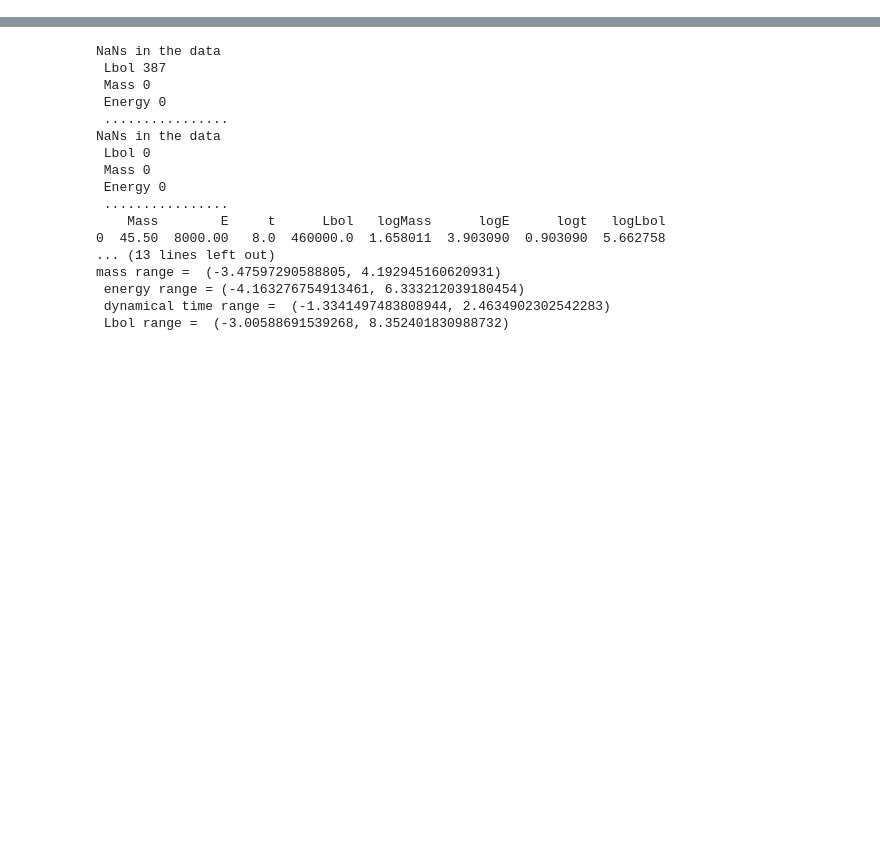
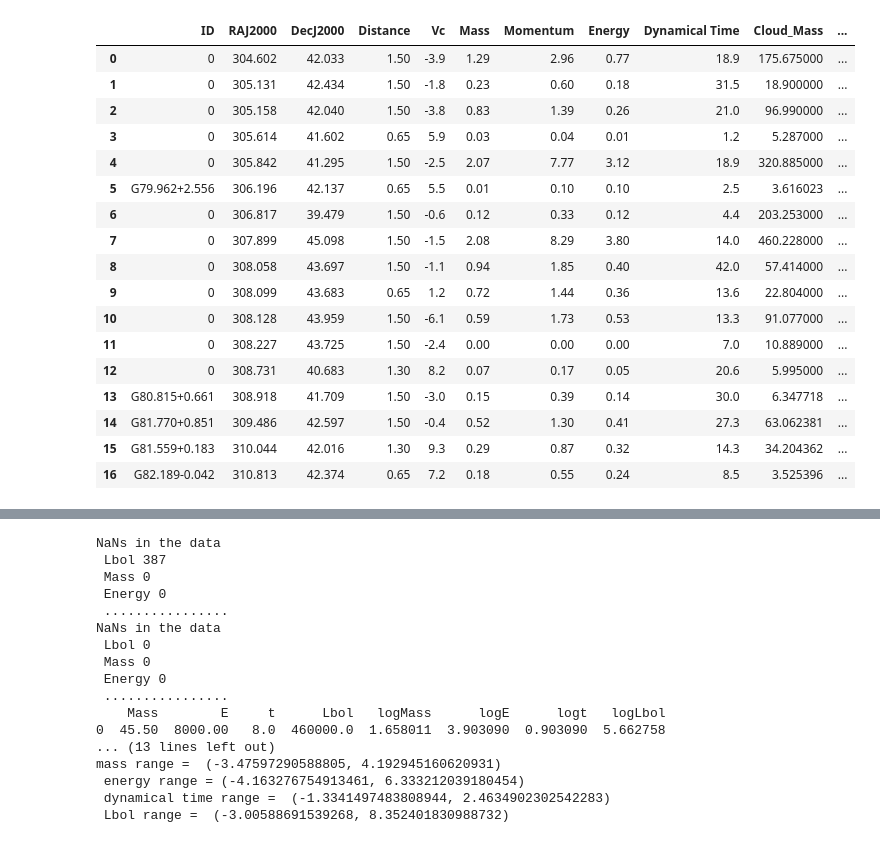
Before and after one commit to sdeb-alpinisteF/Large-sample-outflows-in-CygX-and-ML-methods, a Jupyter notebook: notebooks/03_ML_models.ipynb, the cells around one changed output, grey strips where cells are left out. Saved outputs shown, nothing was run; the diff lists cells and outputs as text; code cells hidden in the pictures; blank space fills up the shorter version.

```diff
--- a/notebooks/03_ML_models.ipynb
+++ b/notebooks/03_ML_models.ipynb
@@ -93,3 +93,31 @@ Successfully installed plotly-5.5.0 tenacity-8.0.1
+# %%
+
+of_wo_ = pd.read_csv(filepath +'/data/cygx_ofs_without_LIR.csv').drop({'Unnamed: 0', 'Unnamed: 0.1'}, axis=1)
+of_w_ = pd.read_csv(filepath + '/data/cygx_ofs_with_LIR.csv').drop({'Unnamed: 0', 'Unnamed: 0_x', 'ID_y', 'Unnamed: 0_y',  }, axis=1).rename({'ID_x':'ID'}, axis=1)
+
+
+
+of_wo_
+#of_w_
+# %% [output]
+|  | ID | RAJ2000 | DecJ2000 | Distance | Vc | Mass | Momentum | Energy | Dynamical Time | Cloud_Mass | ... |
+| 0 | 0 | 304.602 | 42.033 | 1.50 | -3.9 | 1.29 | 2.96 | 0.77 | 18.9 | 175.675000 | ... |
+| 1 | 0 | 305.131 | 42.434 | 1.50 | -1.8 | 0.23 | 0.60 | 0.18 | 31.5 | 18.900000 | ... |
+| 2 | 0 | 305.158 | 42.040 | 1.50 | -3.8 | 0.83 | 1.39 | 0.26 | 21.0 | 96.990000 | ... |
+| 3 | 0 | 305.614 | 41.602 | 0.65 | 5.9 | 0.03 | 0.04 | 0.01 | 1.2 | 5.287000 | ... |
+| 4 | 0 | 305.842 | 41.295 | 1.50 | -2.5 | 2.07 | 7.77 | 3.12 | 18.9 | 320.885000 | ... |
+| 5 | G79.962+2.556 | 306.196 | 42.137 | 0.65 | 5.5 | 0.01 | 0.10 | 0.10 | 2.5 | 3.616023 | ... |
+| 6 | 0 | 306.817 | 39.479 | 1.50 | -0.6 | 0.12 | 0.33 | 0.12 | 4.4 | 203.253000 | ... |
+| 7 | 0 | 307.899 | 45.098 | 1.50 | -1.5 | 2.08 | 8.29 | 3.80 | 14.0 | 460.228000 | ... |
+| 8 | 0 | 308.058 | 43.697 | 1.50 | -1.1 | 0.94 | 1.85 | 0.40 | 42.0 | 57.414000 | ... |
+| 9 | 0 | 308.099 | 43.683 | 0.65 | 1.2 | 0.72 | 1.44 | 0.36 | 13.6 | 22.804000 | ... |
+| 10 | 0 | 308.128 | 43.959 | 1.50 | -6.1 | 0.59 | 1.73 | 0.53 | 13.3 | 91.077000 | ... |
+| 11 | 0 | 308.227 | 43.725 | 1.50 | -2.4 | 0.00 | 0.00 | 0.00 | 7.0 | 10.889000 | ... |
+| 12 | 0 | 308.731 | 40.683 | 1.30 | 8.2 | 0.07 | 0.17 | 0.05 | 20.6 | 5.995000 | ... |
+| 13 | G80.815+0.661 | 308.918 | 41.709 | 1.50 | -3.0 | 0.15 | 0.39 | 0.14 | 30.0 | 6.347718 | ... |
+| 14 | G81.770+0.851 | 309.486 | 42.597 | 1.50 | -0.4 | 0.52 | 1.30 | 0.41 | 27.3 | 63.062381 | ... |
+| 15 | G81.559+0.183 | 310.044 | 42.016 | 1.30 | 9.3 | 0.29 | 0.87 | 0.32 | 14.3 | 34.204362 | ... |
+| 16 | G82.189-0.042 | 310.813 | 42.374 | 0.65 | 7.2 | 0.18 | 0.55 | 0.24 | 8.5 | 3.525396 | ... |
 # %%
 #############################################################################################################
 ## >>>>>>>>>>>>>>>>> Alternative way of uploading and reading files >>>>>>>>>>>>>>>>>>>>>>>>>>>>>>>>>>>>>>>>>
```
Also changed, not shown: parts of 12 cells of this notebook, 6 other files.
